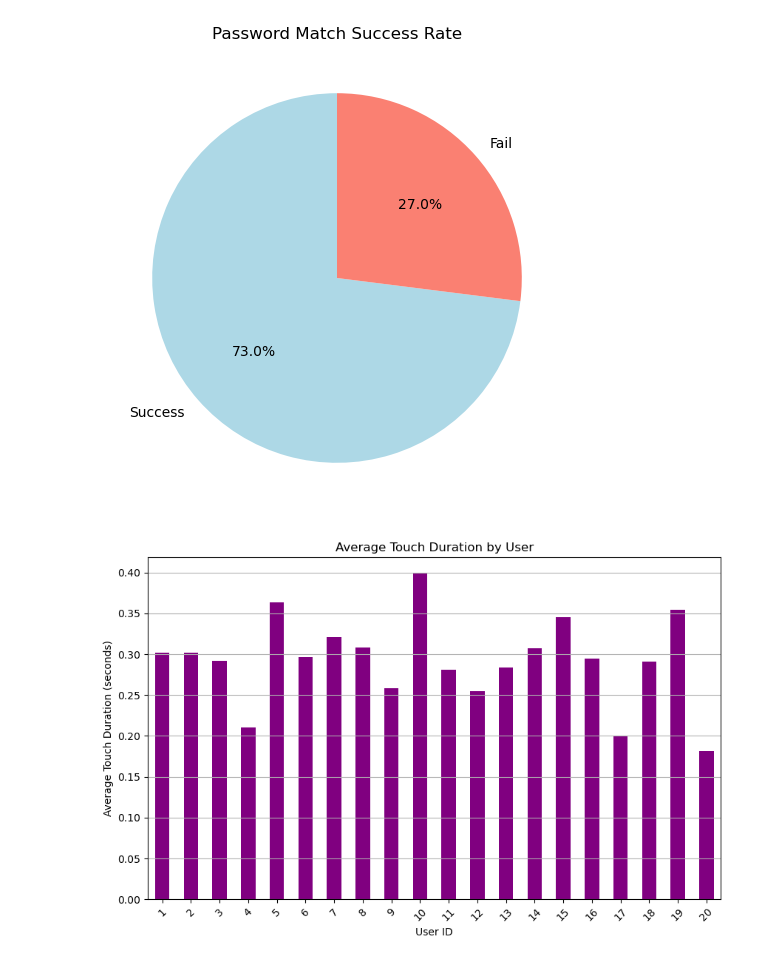
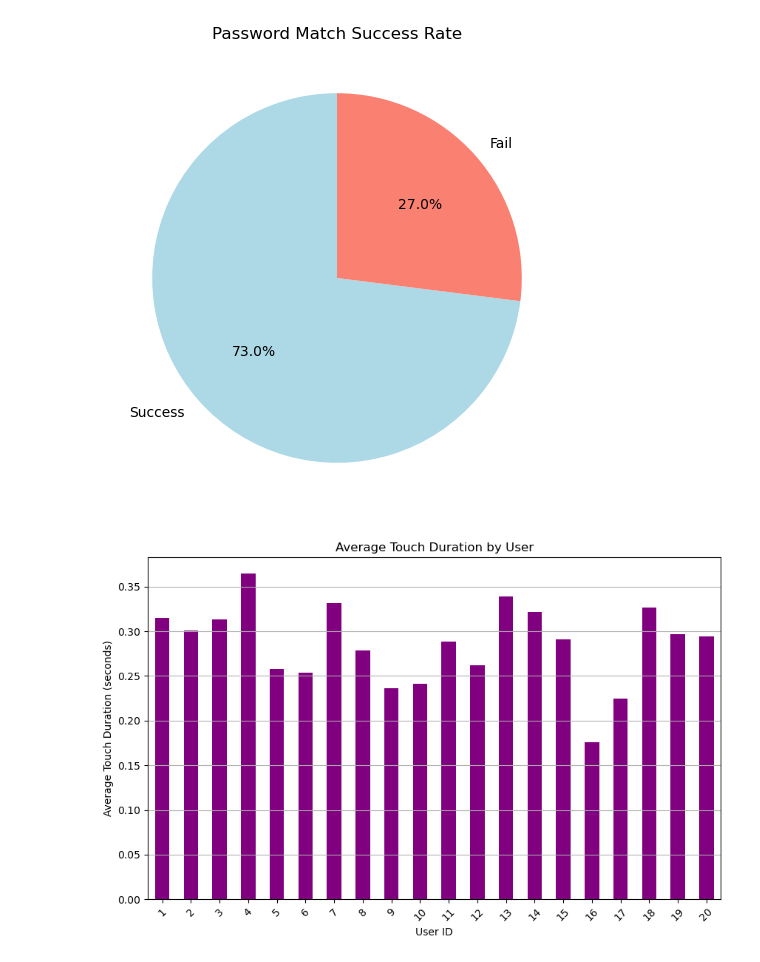
Before and after one commit to Ico765/Morse-Code-Group-Project-AMS325, a Jupyter notebook: Sean's part.ipynb, the cells around one changed output. Saved outputs shown, nothing was run; the diff lists cells and outputs as text; code cells hidden in the pictures.

```diff
--- a/Sean's part.ipynb
+++ b/Sean's part.ipynb
@@ -46,15 +46,19 @@ plt.show()
 # %% [output]
 [figure]
 # %%
+import pandas as pd
+
+valid_touch_data = data[data["Touch Duration"] > 0]
+
 user_avg_durations = valid_touch_data.groupby("User ID")["Touch Duration"].mean()
 
 plt.figure(figsize=(10, 6))
 user_avg_durations.plot(kind='bar', color='purple')
 plt.title("Average Touch Duration by User")
 plt.xlabel("User ID")
 plt.ylabel("Average Touch Duration (seconds)")
 plt.xticks(rotation=45)
 plt.grid(axis='y')
 plt.show()
 # %% [output]
-[figure, old version]
+[figure, new version]
```
